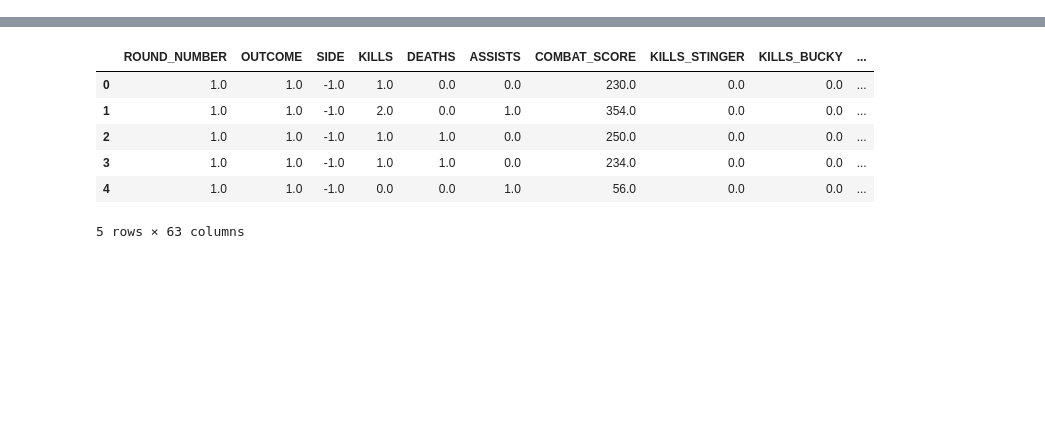
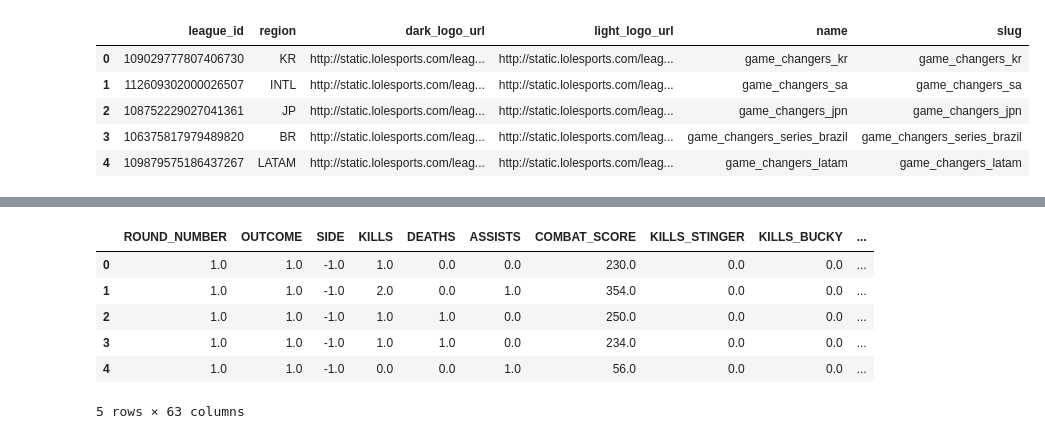
Before and after one commit to zhouzhouthezhou/vct_team_manager, a Jupyter notebook: scripts/notebooks/fatfatfatafatafatatataftaatfata.ipynb, the cells around one changed output, grey strips where cells are left out. Saved outputs shown, nothing was run; the diff lists cells and outputs as text; code cells hidden in the pictures; blank space fills up the shorter version.

```diff
--- a/scripts/notebooks/fatfatfatafatafatatataftaatfata.ipynb
+++ b/scripts/notebooks/fatfatfatafatafatatataftaatfata.ipynb
@@ -14,12 +34,27 @@ YEAR = 2024
 # %%
 agg_df = pd.read_pickle(f'/content/{LEAGUE}-{YEAR}-agg.pkl')
 df = pd.read_pickle(f'/content/{LEAGUE}-{YEAR}-df.pkl')
 
-with open(f'/content/{LEAGUE}-{YEAR}-bggm.pkl', 'rb') as f:
+with open(f'/content/vct-bggm.pkl', 'rb') as f:
     bgmm = pickle.load(f)
 
-with open(f'/content/{LEAGUE}-{YEAR}-pca.pkl', 'rb') as f:
+with open(f'/content/vct-pca.pkl', 'rb') as f:
     pca = pickle.load(f)
 
 with open(f'/content/players.json', 'r') as f:
     player_df = pd.DataFrame(json.load(f))
+
+with open(f'/content/leagues.json', 'r') as f:
+    leagues_df = pd.DataFrame(json.load(f))
+
+with open(f'/content/teams.json', 'r') as f:
+    teams_df = pd.DataFrame(json.load(f))
+
+leagues_df.head()
+# %% [output]
+|  | league_id | region | dark_logo_url | light_logo_url | name | slug |
+| 0 | 109029777807406730 | KR | http://static.lolesports.com/leag... | http://static.lolesports.com/leag... | game_changers_kr | game_changers_kr |
+| 1 | 112609302000026507 | INTL | http://static.lolesports.com/leag... | http://static.lolesports.com/leag... | game_changers_sa | game_changers_sa |
+| 2 | 108752229027041361 | JP | http://static.lolesports.com/leag... | http://static.lolesports.com/leag... | game_changers_jpn | game_changers_jpn |
+| 3 | 106375817979489820 | BR | http://static.lolesports.com/leag... | http://static.lolesports.com/leag... | game_changers_series_brazil | game_changers_series_brazil |
+| 4 | 109879575186437267 | LATAM | http://static.lolesports.com/leag... | http://static.lolesports.com/leag... | game_changers_latam | game_changers_latam |
```
Also changed, not shown: parts of 13 cells of this notebook, 31 other files.
